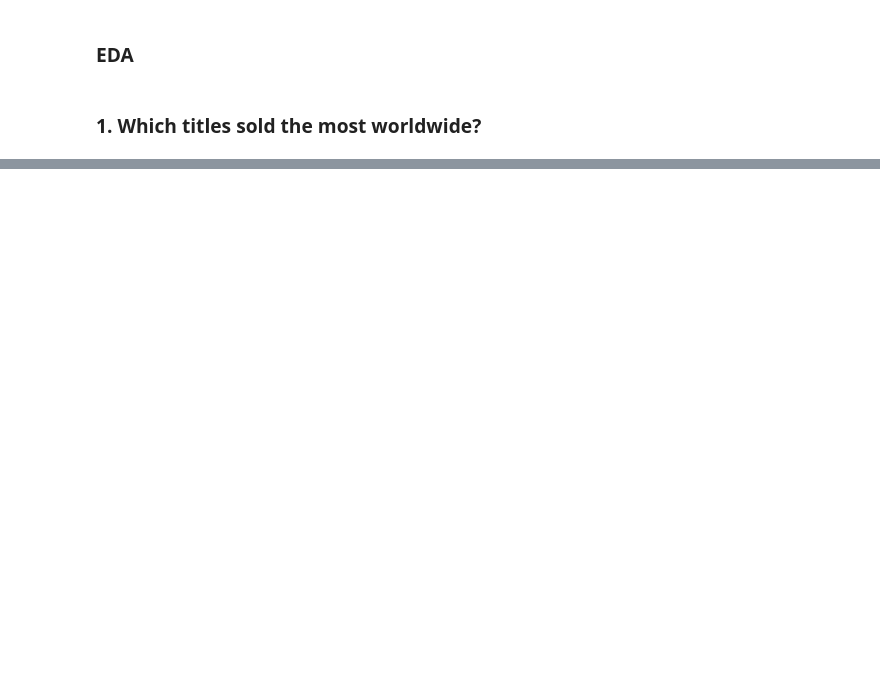
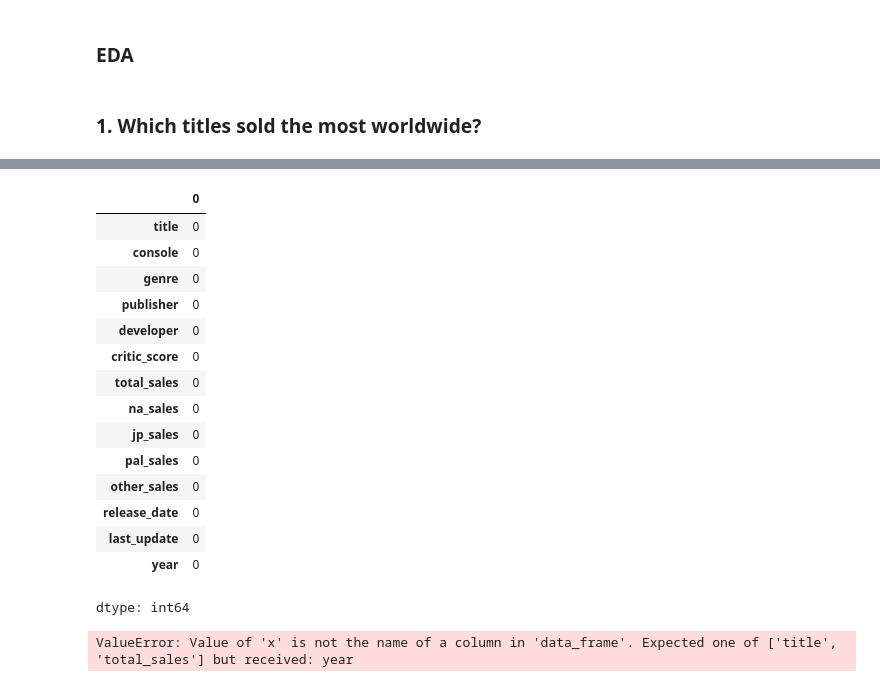
Before and after one commit to ajithajith72389/Video-Game-Sales-Analysis, a Jupyter notebook: Video_Game_Sales_Analysis.ipynb, the cells around one changed output, grey strips where cells are left out. Drawn from its saved outputs; the diff is of its cells as text; code cells hidden in the pictures; blank space fills up the shorter version.

```diff
--- a/Video_Game_Sales_Analysis.ipynb
+++ b/Video_Game_Sales_Analysis.ipynb
@@ -256,0 +300,24 @@ dtype: int64
+# %%
+data.isna().sum()
+# %% [output]
+|  | 0 |
+| title | 0 |
+| console | 0 |
+| genre | 0 |
+| publisher | 0 |
+| developer | 0 |
+| critic_score | 0 |
+| total_sales | 0 |
+| na_sales | 0 |
+| jp_sales | 0 |
+| pal_sales | 0 |
+| other_sales | 0 |
+| release_date | 0 |
+| last_update | 0 |
+| year | 0 |
+dtype: int64
+# %%
+fig = px.bar(sales_year_sorted.head(10), x='year', y='total_sales', title='Most sales happen by year')
+fig.show()
+# %% [output]
+ValueError: Value of 'x' is not the name of a column in 'data_frame'. Expected one of ['title', 'total_sales'] but received: year
```
Also changed, not shown: parts of 10 cells of this notebook.
